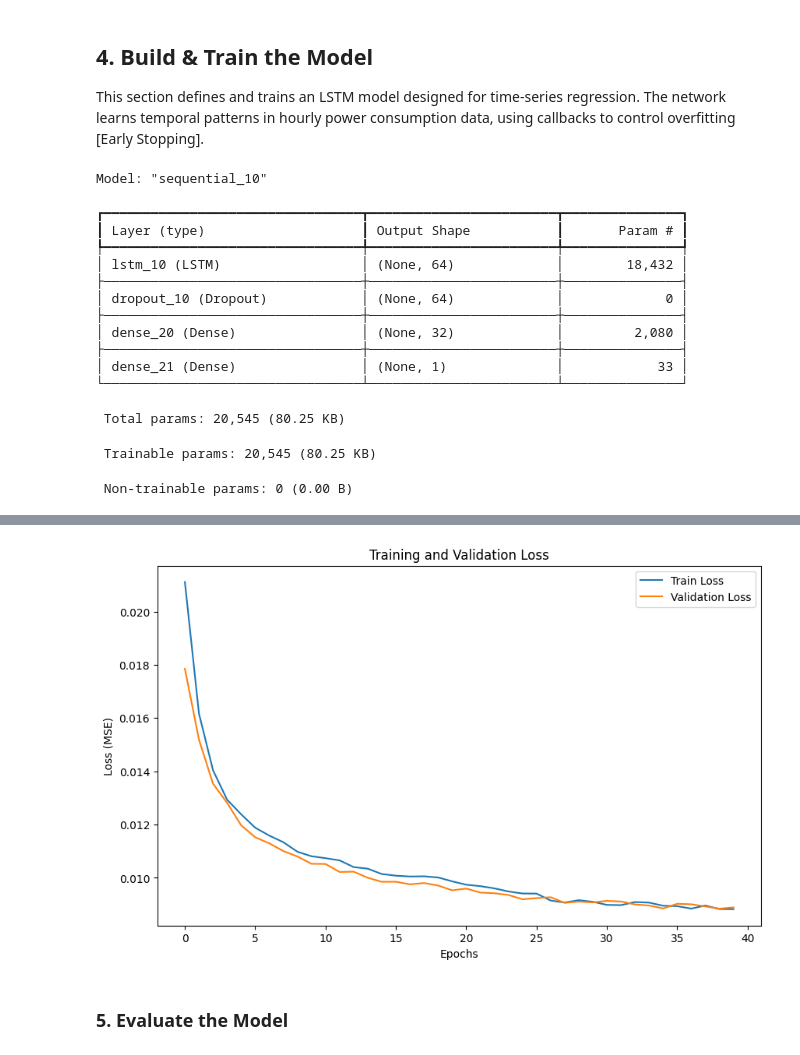
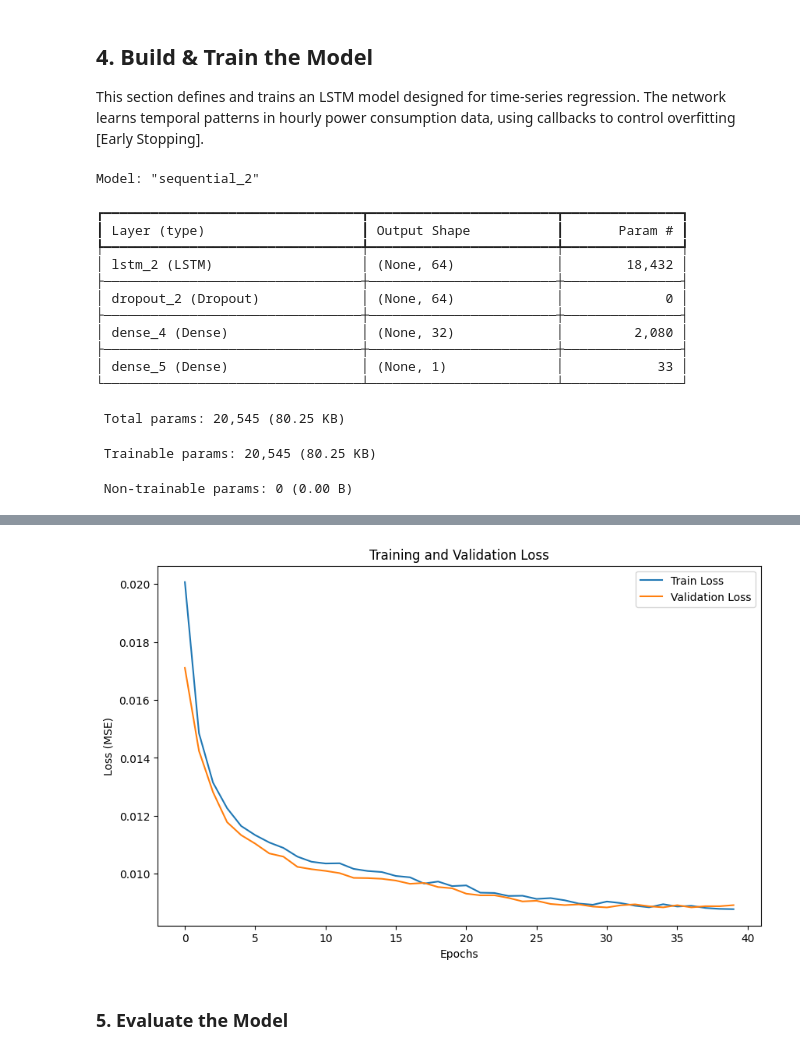
Before and after one commit to FM11pp3/RNN_Practicise_exercises-solution, a Jupyter notebook: RNN_Predictions.ipynb, the cells around one changed output, grey strips where cells are left out. Drawn from its saved outputs; the diff is of its cells as text; code cells hidden in the pictures.

```diff
--- a/RNN_Predictions.ipynb
+++ b/RNN_Predictions.ipynb
@@ -117,17 +83,31 @@ Test range: 2007-11-10 05:00:00 → 2007-12-16 17:00:00
 All numerical features are scaled to the [0, 1] range using the Min–Max normalization.
 The scaler is fit only on the training data and applied to validation and test sets — ensuring realistic generalization.
 # %%
-from sklearn.preprocessing import MinMaxScaler
+# Initialize the Min-Max Scaler
 scaler = MinMaxScaler()
 
-train_scaled_values = scaler.fit_transform(train_df.drop(columns=['datetime']))
-val_scaled_values = scaler.transform(val_df.drop(columns=['datetime']))
-test_scaled_values = scaler.transform(test_df.drop(columns=['datetime']))
+# Fit the scaler ONLY on training data
+train_scaled_values = scaler.fit_transform(train_df_o.drop(columns=['datetime']))
 
-# Rebuild scaled DataFrames
-train_df = pd.DataFrame(train_scaled_values, columns=df.columns[1:])
-train_df['datetime'] = df['datetime'].iloc[:split_1].values
-val_df = pd.DataFrame(val_scaled_values, columns=df.columns[1:])
-val_df['datetime'] = df['datetime'].iloc[split_1:split_2].values
-test_df = pd.DataFrame(test_scaled_values, columns=df.columns[1:])
-test_df['datetime'] = df['datetime'].iloc[split_2:].values
+# Apply the same scaler to validation and test sets
+val_scaled_values  = scaler.transform(val_df_o.drop(columns=['datetime']))
+test_scaled_values = scaler.transform(test_df_o.drop(columns=['datetime']))
+
+# Get list of numeric columns (excluding datetime)
+numeric_cols = train_df_o.drop(columns=['datetime']).columns
+
+#  Rebuild scaled DataFrames, adding datetime back
+train_df = pd.DataFrame(train_scaled_values, columns=numeric_cols)
+train_df['datetime'] = train_df_o['datetime']
+
+val_df = pd.DataFrame(val_scaled_values, columns=numeric_cols)
+val_df['datetime'] = val_df_o['datetime']
+
+test_df = pd.DataFrame(test_scaled_values, columns=numeric_cols)
+test_df['datetime'] = test_df_o['datetime']
+
+# Check shapes and first few rows of scaled data
+print("Train shape:", train_df.shape)
+print("Val shape:", val_df.shape)
+print("Test shape:", test_df.shape)
+print(train_df.head())
@@ -231,7 +227,6 @@ callbacks = [
     EarlyStopping(
         monitor='val_loss',       # watch validation loss
         patience=10,              # stop if no improvement for 10 epochs
-        min_delta=1e-4,           # minimum improvement threshold
         restore_best_weights=True # revert to best model weights
     )
 ]
@@ -257,17 +252,17 @@ plt.ylabel('Loss (MSE)')
 plt.title('Training and Validation Loss')
 plt.show()
 # %% [output]
-Model: "sequential_10"
+Model: "sequential_2"
 ┏━━━━━━━━━━━━━━━━━━━━━━━━━━━━━━━━━┳━━━━━━━━━━━━━━━━━━━━━━━━┳━━━━━━━━━━━━━━━┓
 ┃ Layer (type)                    ┃ Output Shape           ┃       Param # ┃
 ┡━━━━━━━━━━━━━━━━━━━━━━━━━━━━━━━━━╇━━━━━━━━━━━━━━━━━━━━━━━━╇━━━━━━━━━━━━━━━┩
-│ lstm_10 (LSTM)                  │ (None, 64)             │        18,432 │
+│ lstm_2 (LSTM)                   │ (None, 64)             │        18,432 │
 ├─────────────────────────────────┼────────────────────────┼───────────────┤
-│ dropout_10 (Dropout)            │ (None, 64)             │             0 │
+│ dropout_2 (Dropout)             │ (None, 64)             │             0 │
 ├─────────────────────────────────┼────────────────────────┼───────────────┤
-│ dense_20 (Dense)                │ (None, 32)             │         2,080 │
+│ dense_4 (Dense)                 │ (None, 32)             │         2,080 │
 ├─────────────────────────────────┼────────────────────────┼───────────────┤
-│ dense_21 (Dense)                │ (None, 1)              │            33 │
+│ dense_5 (Dense)                 │ (None, 1)              │            33 │
 └─────────────────────────────────┴────────────────────────┴───────────────┘
  Total params: 20,545 (80.25 KB)
  Trainable params: 20,545 (80.25 KB)
@@ -292,4 +287,4 @@ Epoch 40/40
-[figure, old version]
+[figure, new version]
 # %% [markdown]
 ### 5. Evaluate the Model
 # %% [markdown]
```
Also changed, not shown: parts of 18 cells of this notebook.
